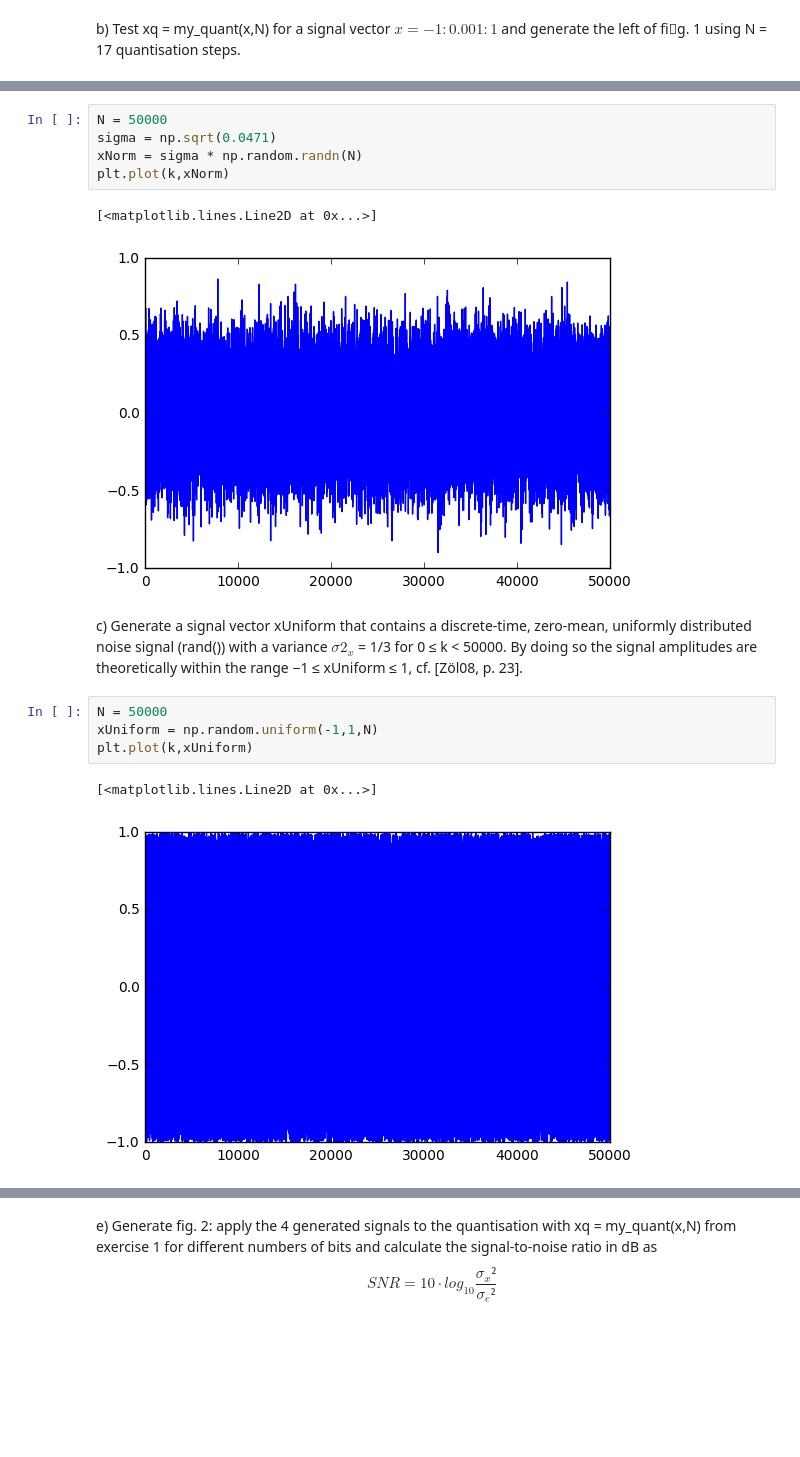
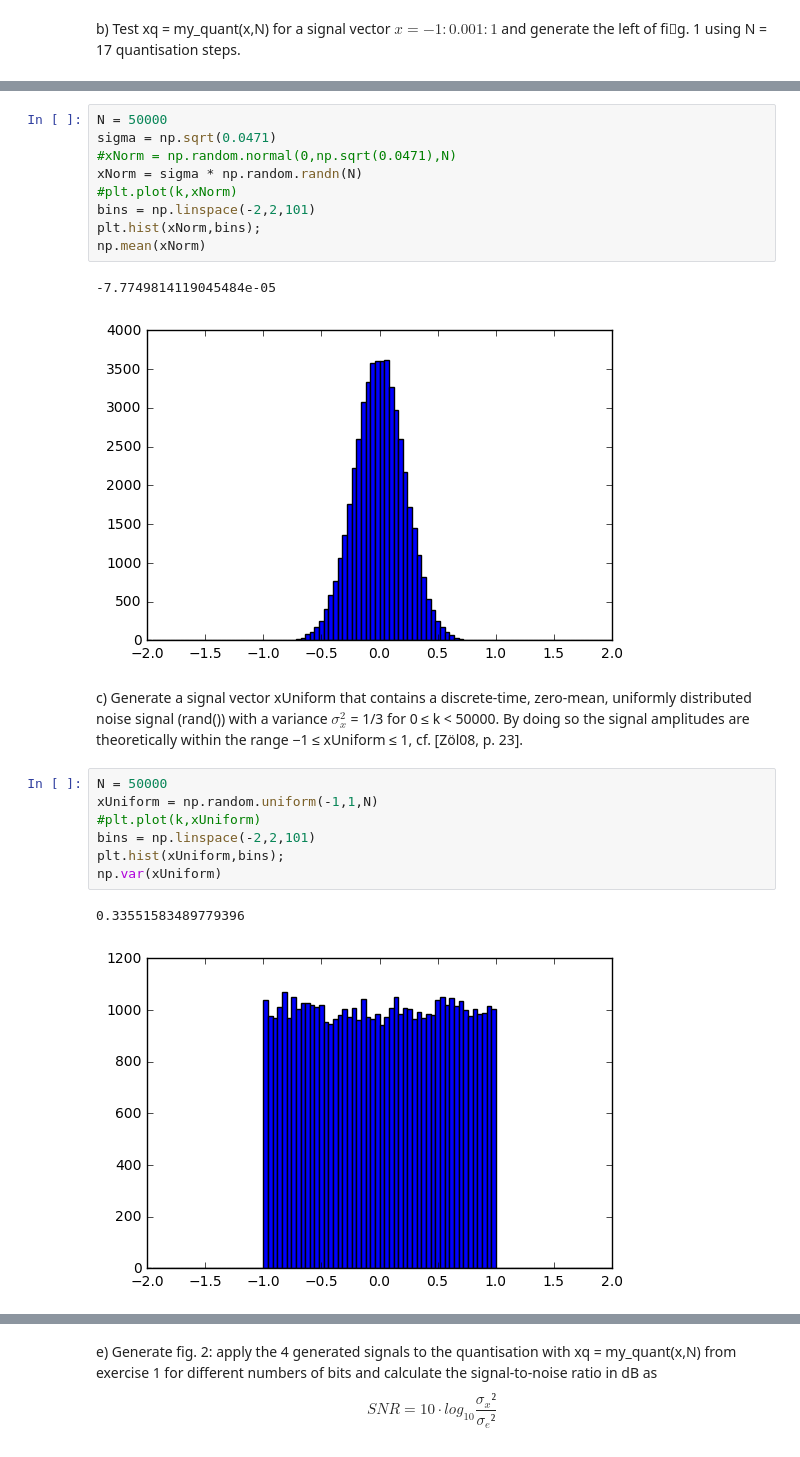
Before and after one commit to JakobHeller/DigitalSignalProcessing, a Jupyter notebook: Lab3.ipynb, the cells around one changed output, grey strips where cells are left out. Drawn from its saved outputs; the diff is of its cells as text; blank space fills up the shorter version.

```diff
--- a/Lab3.ipynb
+++ b/Lab3.ipynb
@@ -77,18 +91,25 @@ b) Generate a signal vector xNorm that contains a discrete-time, zero-mean, norm
 # %%
 N = 50000
 sigma = np.sqrt(0.0471)
+#xNorm = np.random.normal(0,np.sqrt(0.0471),N)
 xNorm = sigma * np.random.randn(N)
-plt.plot(k,xNorm)
+#plt.plot(k,xNorm)
+bins = np.linspace(-2,2,101)
+plt.hist(xNorm,bins);
+np.mean(xNorm)
 # %% [output]
-[<matplotlib.lines.Line2D at 0x...>]
+-7.7749814119045484e-05
-[figure, old version]
+[figure, new version]
 # %% [markdown]
-c) Generate a signal vector xUniform that contains a discrete-time, zero-mean, uniformly distributed noise signal (rand()) with a variance $σ2_x$ = 1/3 for 0 ≤ k < 50000. By doing so the signal amplitudes are theoretically within the range −1 ≤ xUniform ≤ 1, cf. [Zöl08, p. 23].
+c) Generate a signal vector xUniform that contains a discrete-time, zero-mean, uniformly distributed noise signal (rand()) with a variance $σ^2_x$ = 1/3 for 0 ≤ k < 50000. By doing so the signal amplitudes are theoretically within the range −1 ≤ xUniform ≤ 1, cf. [Zöl08, p. 23].
 # %%
 N = 50000
 xUniform = np.random.uniform(-1,1,N)
-plt.plot(k,xUniform)
+#plt.plot(k,xUniform)
+bins = np.linspace(-2,2,101)
+plt.hist(xUniform,bins);
+np.var(xUniform)
 # %% [output]
-[<matplotlib.lines.Line2D at 0x...>]
+0.33551583489779396
-[figure, old version]
+[figure, new version]
 # %% [markdown]
```
Also changed, not shown: parts of 16 cells of this notebook.
